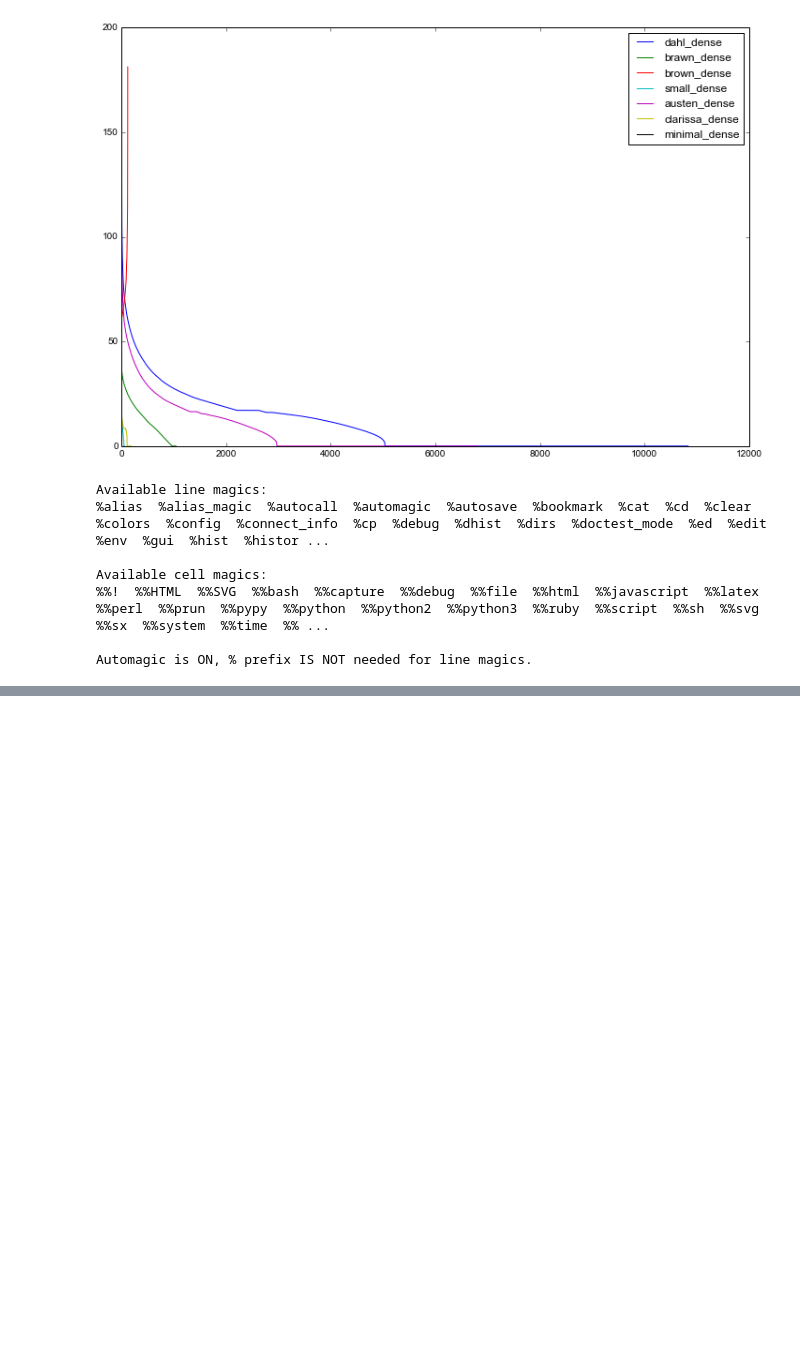
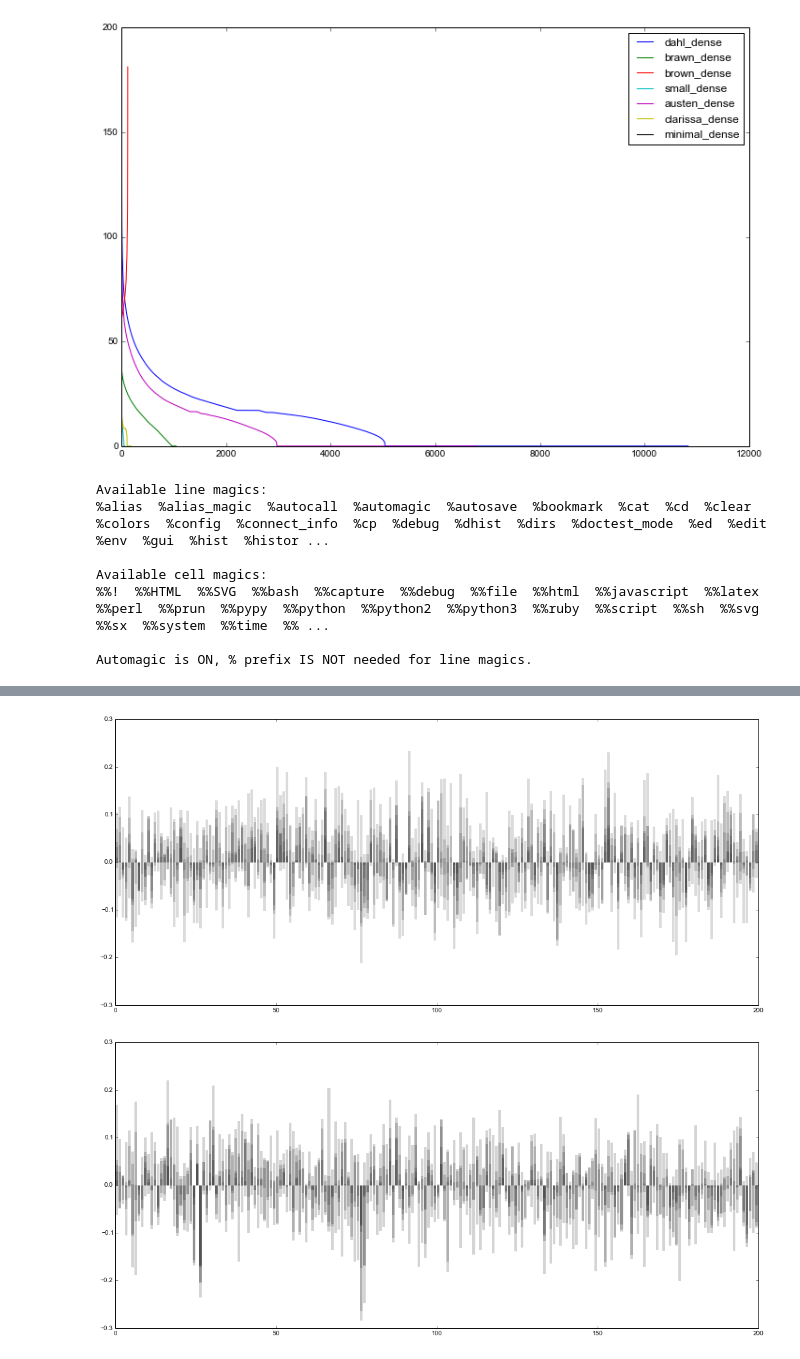
Before and after one commit to undertherain/vsmlib, a Jupyter notebook: python/matrices.ipynb, the cells around one changed output, grey strips where cells are left out. Saved outputs shown, nothing was run; the diff lists cells and outputs as text; code cells hidden in the pictures; blank space fills up the shorter version.

```diff
--- a/python/matrices.ipynb
+++ b/python/matrices.ipynb
@@ -577,0 +559,19 @@ cnt rows = 2626263, size row = 300
+# %%
+#mpl.rcParams['figure.figsize'] = (18.0, 8.0)
+#row1 = matr[dic_words["king"]]
+#row2 = matr[dic_words["emperor"]]
+#row3 = matr[dic_words["queen"]]
+wordlist = ["apple","banana","kiwi","orange","tomato","cherry","pineapple"]
+wordlist2 = ["king","man","soldier","boss","president","policeman"]
+def viz_wordlist(wl):
+    for i in wl:
+        row = m_w2v.get_row(i)
+        row = row / np.linalg.norm(row)
+        plt.bar(range(0,len(row)), row, color = "black", linewidth  = 0, alpha = 1/len(wl))
+viz_wordlist(wordlist)
+plt.show()
+viz_wordlist(wordlist2)
+plt.show()
+# %% [output]
+[figure, added]
+[figure, added]
```
Also changed, not shown: parts of 25 cells of this notebook, 5 other files.
